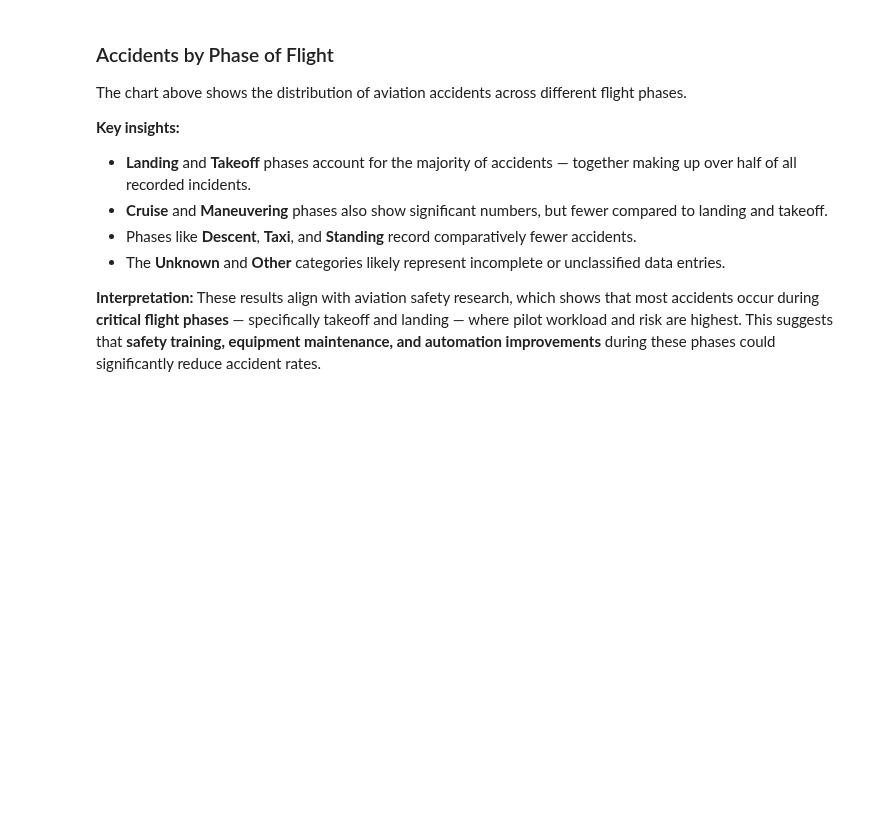
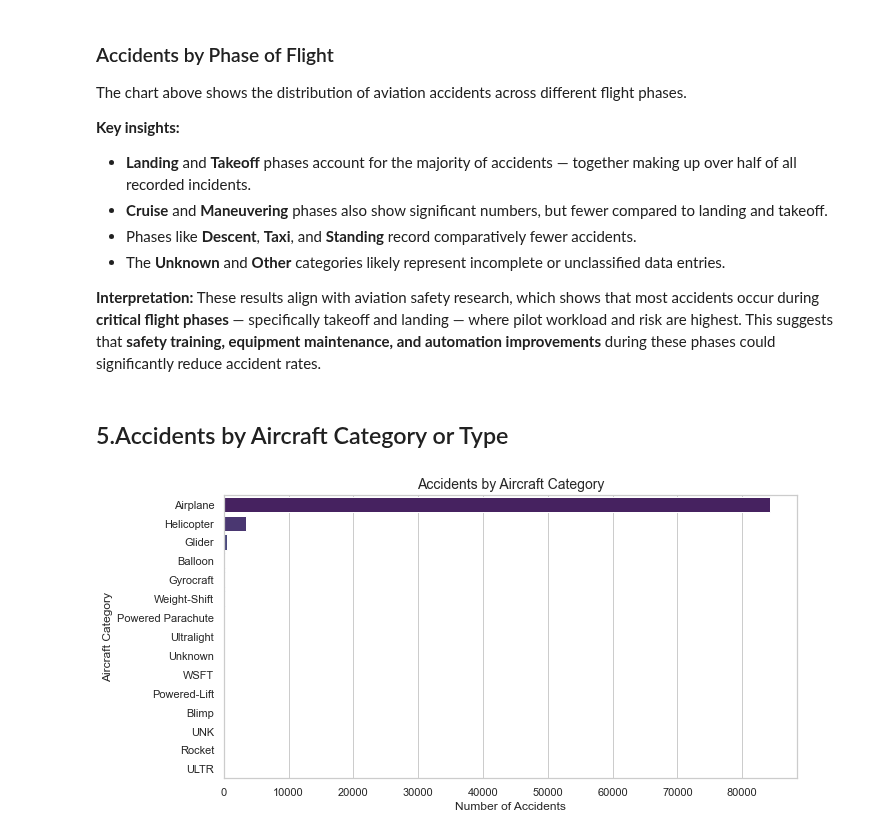
Before and after one commit to ivy35/Phase1_Project, a Jupyter notebook: notebooks/Untitled-aviation.ipynb, the cells around one changed output. Cells and saved outputs as stored; diff of their text form; code cells hidden in the pictures; blank space fills up the shorter version.

```diff
--- a/notebooks/Untitled-aviation.ipynb
+++ b/notebooks/Untitled-aviation.ipynb
@@ -477,3 +483,15 @@ The chart above shows the distribution of aviation accidents across different fl
 
 **Interpretation:**
 These results align with aviation safety research, which shows that most accidents occur during **critical flight phases** — specifically takeoff and landing — where pilot workload and risk are highest. This suggests that **safety training, equipment maintenance, and automation improvements** during these phases could significantly reduce accident rates.
+# %% [markdown]
+## 5.Accidents by Aircraft Category or Type
+# %%
+plt.figure(figsize=(10, 5))
+sns.countplot(data=df, y='Aircraft_Category', order=df['Aircraft_Category'].value_counts().index, palette='viridis')
+plt.title("Accidents by Aircraft Category", fontsize=14)
+plt.xlabel("Number of Accidents")
+plt.ylabel("Aircraft Category")
+plt.tight_layout()
+plt.show()
+# %% [output]
+[figure, added]
```
Also changed, not shown: parts of 13 cells of this notebook.
